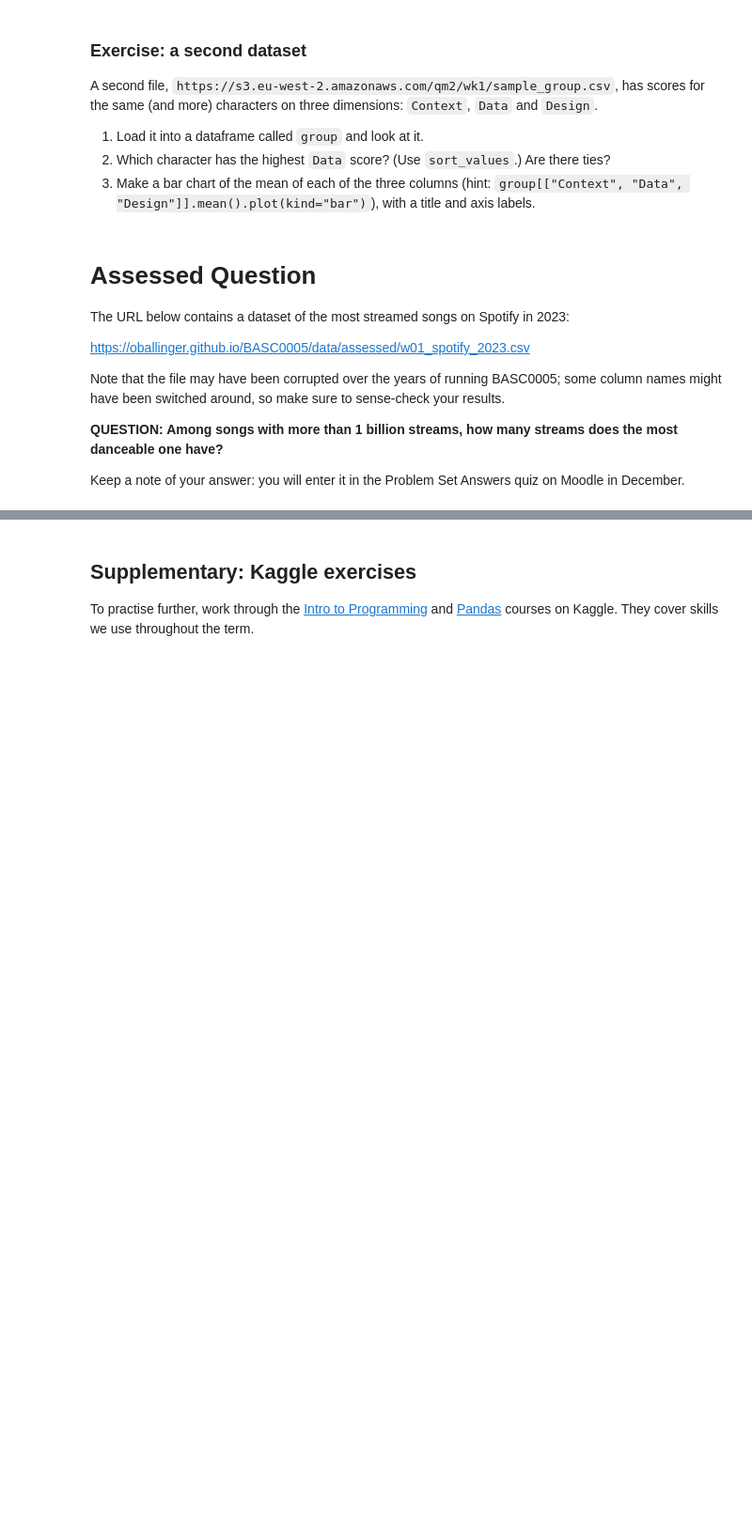
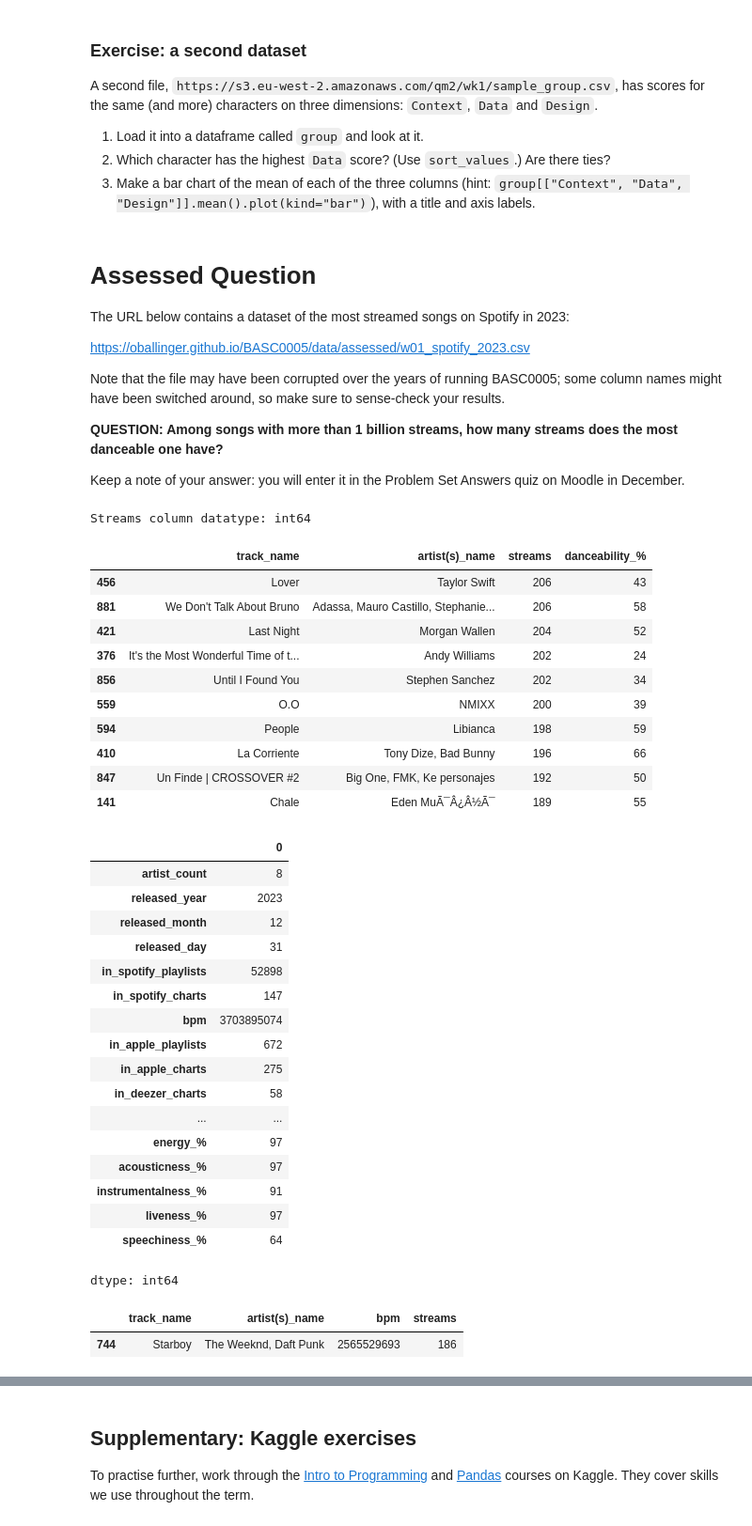
Before and after one commit to violettemolson/QM-2, a Jupyter notebook: notebooks/W01. Python Recap.ipynb, the cells around one changed output, grey strips where cells are left out. Shown at 94% size. Saved outputs shown, nothing was run; the diff lists cells and outputs as text; code cells hidden in the pictures; blank space fills up the shorter version.

```diff
--- a/notebooks/W01. Python Recap.ipynb
+++ b/notebooks/W01. Python Recap.ipynb
@@ -259,4 +259,50 @@ Note that the file may have been corrupted over the years of running BASC0005; s
 
 Keep a note of your answer: you will enter it in the Problem Set Answers quiz on Moodle in December.
 # %%
-# Your code here
+import pandas as pd
+data = pd.read_csv("https://oballinger.github.io/BASC0005/data/assessed/w01_spotify_2023.csv")
+print("Streams column datatype:", data['streams'].dtype)
+
+data_sorted_streams = data.sort_values(by='streams', ascending=False)
+display(data_sorted_streams[['track_name', 'artist(s)_name', 'streams', 'danceability_%']].head(10))
+display(data.max(numeric_only=True))
+
+true_streams_column = 'bpm'
+true_danceability_column = 'streams'
+
+over_billion_songs = data[data['bpm'] > 1000000000]
+sorted_by_danceability = over_billion_songs.sort_values(by='streams', ascending=False)
+display(sorted_by_danceability[['track_name', 'artist(s)_name', 'bpm', 'streams']].head(1))
+# %% [output]
+Streams column datatype: int64
+|  | track_name | artist(s)_name | streams | danceability_% |
+| 456 | Lover | Taylor Swift | 206 | 43 |
+| 881 | We Don't Talk About Bruno | Adassa, Mauro Castillo, Stephanie... | 206 | 58 |
+| 421 | Last Night | Morgan Wallen | 204 | 52 |
+| 376 | It's the Most Wonderful Time of t... | Andy Williams | 202 | 24 |
+| 856 | Until I Found You | Stephen Sanchez | 202 | 34 |
+| 559 | O.O | NMIXX | 200 | 39 |
+| 594 | People | Libianca | 198 | 59 |
+| 410 | La Corriente | Tony Dize, Bad Bunny | 196 | 66 |
+| 847 | Un Finde | CROSSOVER #2 | Big One, FMK, Ke personajes | 192 | 50 |
+| 141 | Chale | Eden MuÃ¯Â¿Â½Ã¯ | 189 | 55 |
+|  | 0 |
+| artist_count | 8 |
+| released_year | 2023 |
+| released_month | 12 |
+| released_day | 31 |
+| in_spotify_playlists | 52898 |
+| in_spotify_charts | 147 |
+| bpm | 3703895074 |
+| in_apple_playlists | 672 |
+| in_apple_charts | 275 |
+| in_deezer_charts | 58 |
+| ... | ... |
+| energy_% | 97 |
+| acousticness_% | 97 |
+| instrumentalness_% | 91 |
+| liveness_% | 97 |
+| speechiness_% | 64 |
+dtype: int64
+|  | track_name | artist(s)_name | bpm | streams |
+| 744 | Starboy | The Weeknd, Daft Punk | 2565529693 | 186 |
```
Also changed, not shown: parts of 1 cell of this notebook.
